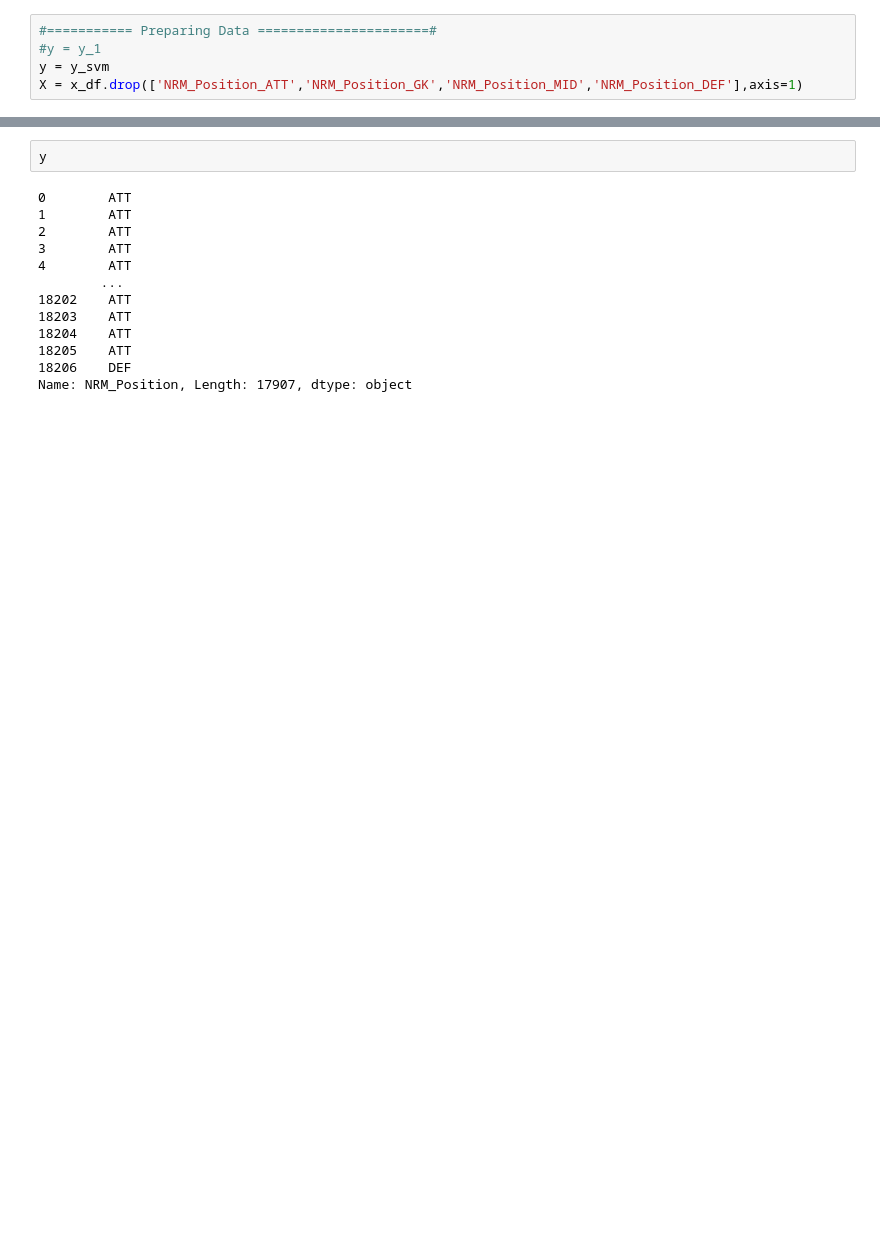
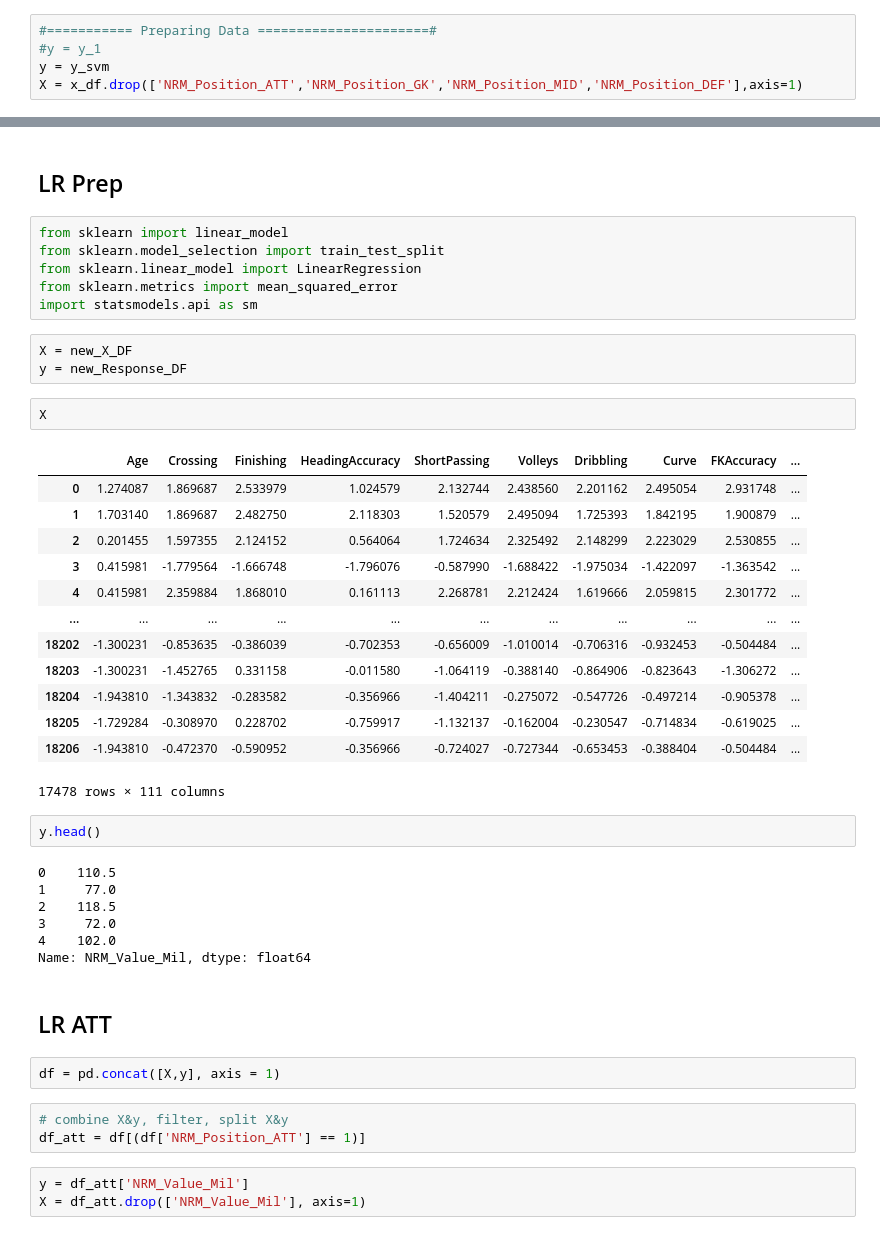
Before and after one commit to John-Slack/SEIS_763_Fifa_Values, a Jupyter notebook: Data/DataCleaningScripts/dataCleansing_ml.ipynb, the cells around one changed output, grey strips where cells are left out. Drawn from its saved outputs; the diff is of its cells as text; blank space fills up the shorter version.

```diff
--- a/Data/DataCleaningScripts/dataCleansing_ml.ipynb
+++ b/Data/DataCleaningScripts/dataCleansing_ml.ipynb
@@ -655,15 +872,46 @@ X = x_df.drop(['NRM_Position_ATT','NRM_Position_GK','NRM_Position_MID','NRM_Posi
+# %% [markdown]
+## LR Prep
+# %%
+from sklearn import linear_model
+from sklearn.model_selection import train_test_split
+from sklearn.linear_model import LinearRegression
+from sklearn.metrics import mean_squared_error
+import statsmodels.api as sm
+# %%
+X = new_X_DF
+y = new_Response_DF
+# %%
+X
+# %% [output]
+|  | Age | Crossing | Finishing | HeadingAccuracy | ShortPassing | Volleys | Dribbling | Curve | FKAccuracy | ... |
+| 0 | 1.274087 | 1.869687 | 2.533979 | 1.024579 | 2.132744 | 2.438560 | 2.201162 | 2.495054 | 2.931748 | ... |
+| 1 | 1.703140 | 1.869687 | 2.482750 | 2.118303 | 1.520579 | 2.495094 | 1.725393 | 1.842195 | 1.900879 | ... |
+| 2 | 0.201455 | 1.597355 | 2.124152 | 0.564064 | 1.724634 | 2.325492 | 2.148299 | 2.223029 | 2.530855 | ... |
+| 3 | 0.415981 | -1.779564 | -1.666748 | -1.796076 | -0.587990 | -1.688422 | -1.975034 | -1.422097 | -1.363542 | ... |
+| 4 | 0.415981 | 2.359884 | 1.868010 | 0.161113 | 2.268781 | 2.212424 | 1.619666 | 2.059815 | 2.301772 | ... |
+| ... | ... | ... | ... | ... | ... | ... | ... | ... | ... | ... |
+| 18202 | -1.300231 | -0.853635 | -0.386039 | -0.702353 | -0.656009 | -1.010014 | -0.706316 | -0.932453 | -0.504484 | ... |
+| 18203 | -1.300231 | -1.452765 | 0.331158 | -0.011580 | -1.064119 | -0.388140 | -0.864906 | -0.823643 | -1.306272 | ... |
+| 18204 | -1.943810 | -1.343832 | -0.283582 | -0.356966 | -1.404211 | -0.275072 | -0.547726 | -0.497214 | -0.905378 | ... |
+| 18205 | -1.729284 | -0.308970 | 0.228702 | -0.759917 | -1.132137 | -0.162004 | -0.230547 | -0.714834 | -0.619025 | ... |
+| 18206 | -1.943810 | -0.472370 | -0.590952 | -0.356966 | -0.724027 | -0.727344 | -0.653453 | -0.388404 | -0.504484 | ... |
+17478 rows × 111 columns
 # %%
-y
+y.head()
 # %% [output]
-0        ATT
-1        ATT
-2        ATT
-3        ATT
-4        ATT
-        ...
-18202    ATT
-18203    ATT
-18204    ATT
-18205    ATT
-18206    DEF
-Name: NRM_Position, Length: 17907, dtype: object
+0    110.5
+1     77.0
+2    118.5
+3     72.0
+4    102.0
+Name: NRM_Value_Mil, dtype: float64
+# %% [markdown]
+## LR ATT
+# %%
+df = pd.concat([X,y], axis = 1)
+# %%
+# combine X&y, filter, split X&y
+df_att = df[(df['NRM_Position_ATT'] == 1)]
+# %%
+y = df_att['NRM_Value_Mil']
+X = df_att.drop(['NRM_Value_Mil'], axis=1)
```
Also changed, not shown: parts of 33 cells of this notebook.
